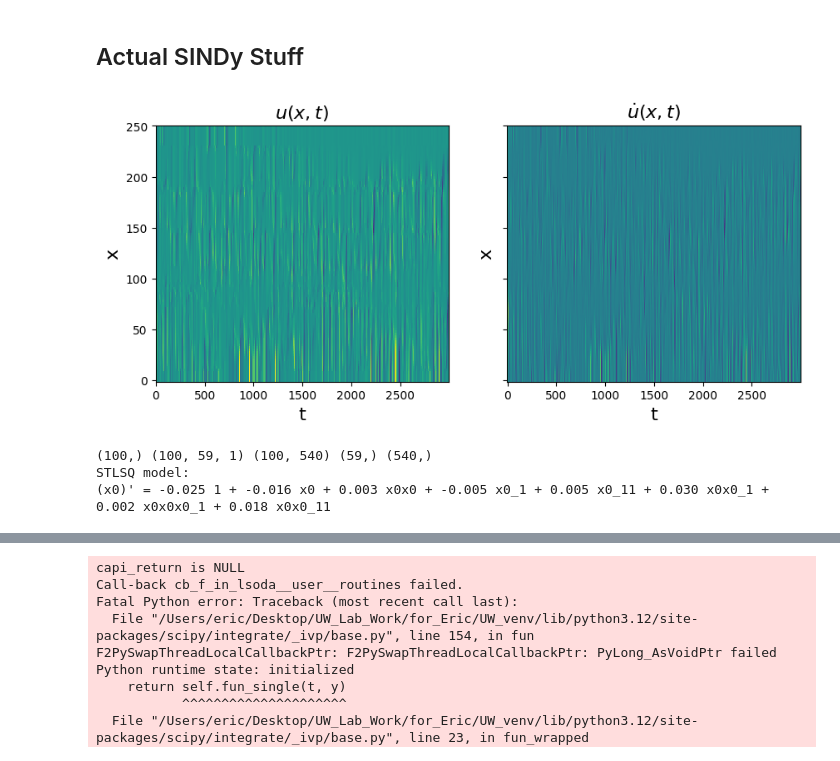
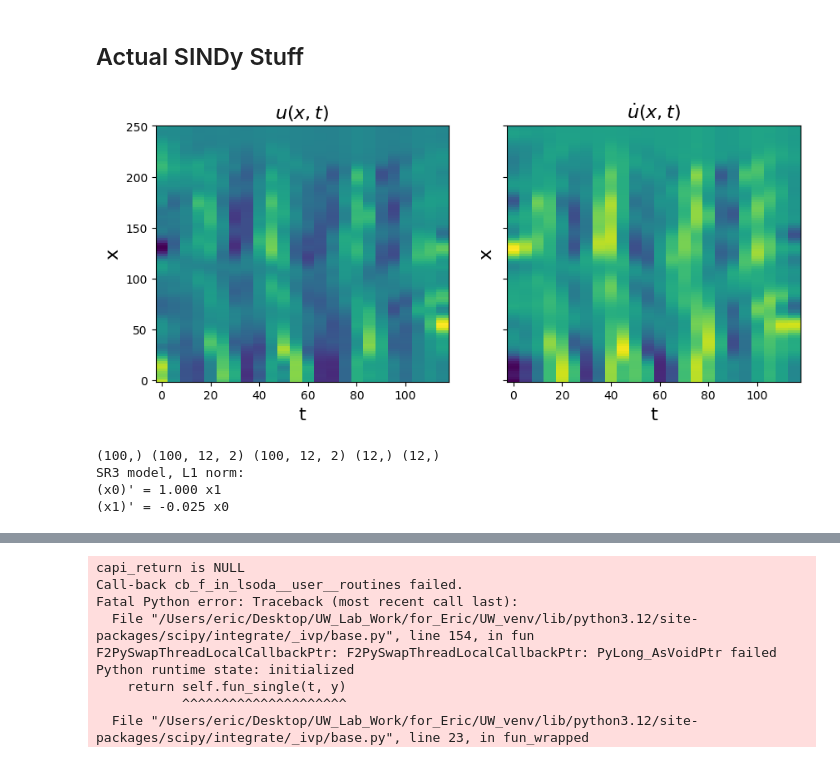
Before and after one commit to ericeberg3/UW_research, a Jupyter notebook: DTS_TG_SINDy.ipynb, the cells around one changed output, grey strips where cells are left out. Saved outputs shown, nothing was run; the diff lists cells and outputs as text; code cells hidden in the pictures.

```diff
--- a/DTS_TG_SINDy.ipynb
+++ b/DTS_TG_SINDy.ipynb
@@ -81,8 +81,8 @@ plot_dists = dists[d_idx_start:d_idx_end]
 # Band pass filter
 filtered_arr = scipy.ndimage.gaussian_filter(plot_arr, 10, axes=1)
 
-startt = datetime.datetime(2023, 8, 24, 16) # 25
-endt = datetime.datetime(2023, 8, 26, 18) # 25
+startt = datetime.datetime(2023, 8, 25, 16) # 25
+endt = datetime.datetime(2023, 8, 25, 18) # 25
 startind_t = np.absolute(plot_times - startt).argmin()
 endind_t = np.absolute(plot_times - endt).argmin()
 
@@ -291,53 +291,65 @@ integrator_keywords['atol'] = 1e-12
 # %%
 # Example data (replace with your actual data)
 train_ind = -1
 t = np.array(plot_times_zoomed_int - plot_times_zoomed_int[0]) * 1.666e-11 # grid_x[:, 0]
 x = depths[:, 0] - depths[0, 0] # grid_y[0, :]
-u = displacements[:, :]
-
 dt = t[1] - t[0]
 dx = x[1] - x[0]
+
+u_sol = displacements
+v_sol = ps.SmoothedFiniteDifference(axis=1)._differentiate(u_sol, t=dt)
+
+
+
+u = np.zeros((len(x), len(t), 2))
+u[:, :, 0] = u_sol
+u[:, :, 1] = v_sol
+u_dot = ps.SmoothedFiniteDifference(axis=1)._differentiate(u, t=dt)
 
 # Plot u and u_dot
 plt.figure(figsize=(10, 4))
 plt.subplot(1, 2, 1)
-plt.pcolormesh(t, x, u, shading='nearest')
+plt.pcolormesh(t, x, u[:, :, 1], shading='nearest')
 plt.xlabel('t', fontsize=16)
 plt.ylabel('x', fontsize=16)
 plt.title(r'$u(x, t)$', fontsize=16)
-u_dot = ps.SmoothedFiniteDifference(axis=1)._differentiate(u, t=dt)
 
 plt.subplot(1, 2, 2)
-plt.pcolormesh(t, x, u_dot, shading='nearest')
+plt.pcolormesh(t, x, u_dot[:, :, 1], shading='nearest')
 plt.xlabel('t', fontsize=16)
 plt.ylabel('x', fontsize=16)
 ax = plt.gca()
 ax.set_yticklabels([])
 plt.title(r'$\dot{u}(x, t)$', fontsize=16)
 plt.show()
 # %% [output]
-[figure, old version]
+[figure, new version]
 # %%
-u = u.reshape(len(x), len(t), 1)
-u_dot = u_dot.reshape(len(x), len(t), 1)
-
-train = range(0, int(len(t) * 0.1))
+train = range(0, int(len(t) * 0.5))
 test = [i for i in np.arange(len(t)) if i not in train]
 u_train = u[:, train, :]
 u_test = u[:, test, :]
 u_dot_train = u_dot[:, train, :]
-u_dot_test = u_dot[:, test, 0]
+u_dot_test = u_dot[:, test, :]
 t_train = t[train]
 t_test = t[test]
 
-# Define PDE library that is quadratic in u, and
-# fourth-order in spatial derivatives of u.
-library_functions = [lambda x: x, lambda x: x * x]
-library_function_names = [lambda x: x, lambda x: x + x]
+library_functions = [
+    lambda x: x,
+    lambda x: x * x * x,
+    lambda x, y: x * y * y,
+    lambda x, y: x * x * y,
+]
+library_function_names = [
+    lambda x: x,
+    lambda x: x + x + x,
+    lambda x, y: x + y + y,
+    lambda x, y: x + x + y,
+]
 pde_lib = ps.PDELibrary(
     library_functions=library_functions,
     function_names=library_function_names,
-    derivative_order=2,
+    derivative_order=4,
     spatial_grid=x,
     include_bias=True,
     is_uniform=True,
@@ -345,18 +357,24 @@ pde_lib = ps.PDELibrary(
 )
 print(x.shape, u_dot_train.shape, u_dot_test.shape, t_train.shape, t_test.shape)
 
-# Again, loop through all the optimizers
-print('STLSQ model: ')
-optimizer = ps.SR3(threshold=5e-5, max_iter=100000, tol=1e-30,
-                   thresholder='l1', normalize_columns=True)
+print('SR3 model, L1 norm: ')
+optimizer = ps.SR3(
+    threshold=3,
+    max_iter=1000,
+    tol=1e-20,
+    nu=1e2,
+    thresholder="l1",
+    normalize_columns=True,
+)
 model = ps.SINDy(feature_library=pde_lib, optimizer=optimizer)
-model.fit(u_train, t=dt)
+model.fit(u_train, x_dot=u_dot_train)
 model.print()
-u_dot_stlsq = model.predict(u_train) # u_test
+u_dot_sr3 = model.predict(u_test)
 # %% [output]
-(100,) (100, 59, 1) (100, 540) (59,) (540,)
-STLSQ model:
-(x0)' = -0.025 1 + -0.016 x0 + 0.003 x0x0 + -0.005 x0_1 + 0.005 x0_11 + 0.030 x0x0_1 + 0.002 x0x0x0_1 + 0.018 x0x0_11
+(100,) (100, 12, 2) (100, 12, 2) (12,) (12,)
+SR3 model, L1 norm:
+(x0)' = 1.000 x1
+(x1)' = -0.025 x0
 # %%
 # Make fancy plot comparing derivative
 plt.figure(figsize=(16, 4))
```
Also changed, not shown: parts of 6 cells of this notebook.
